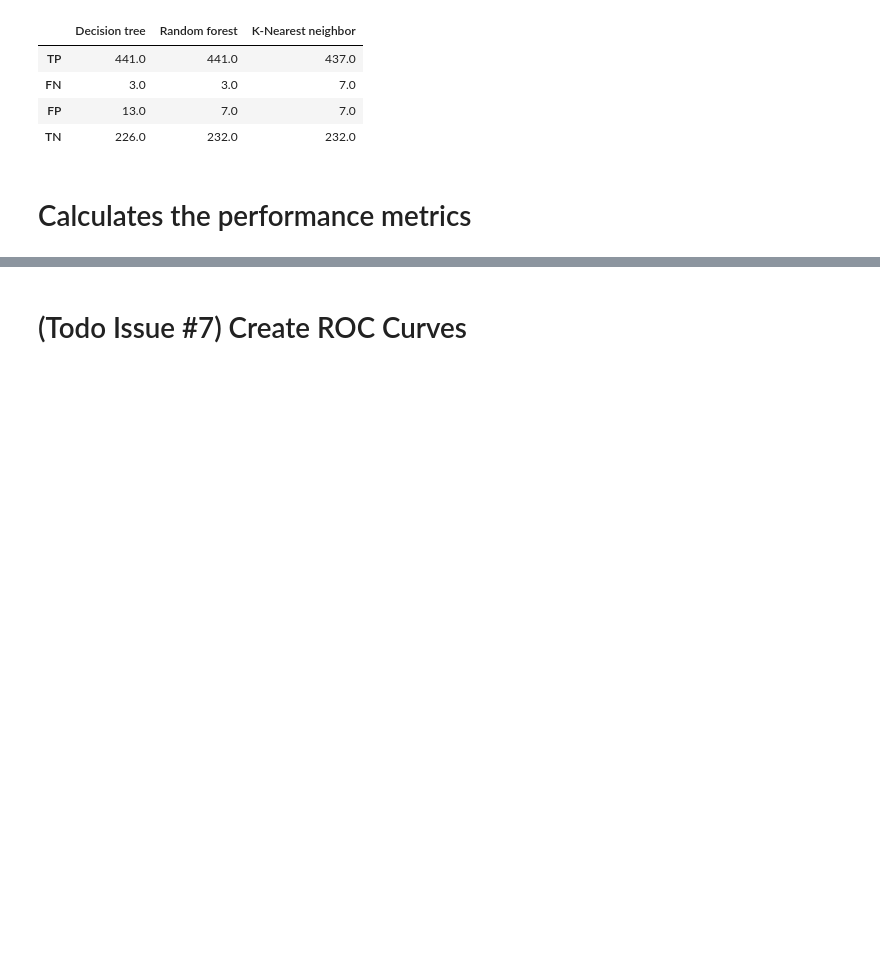
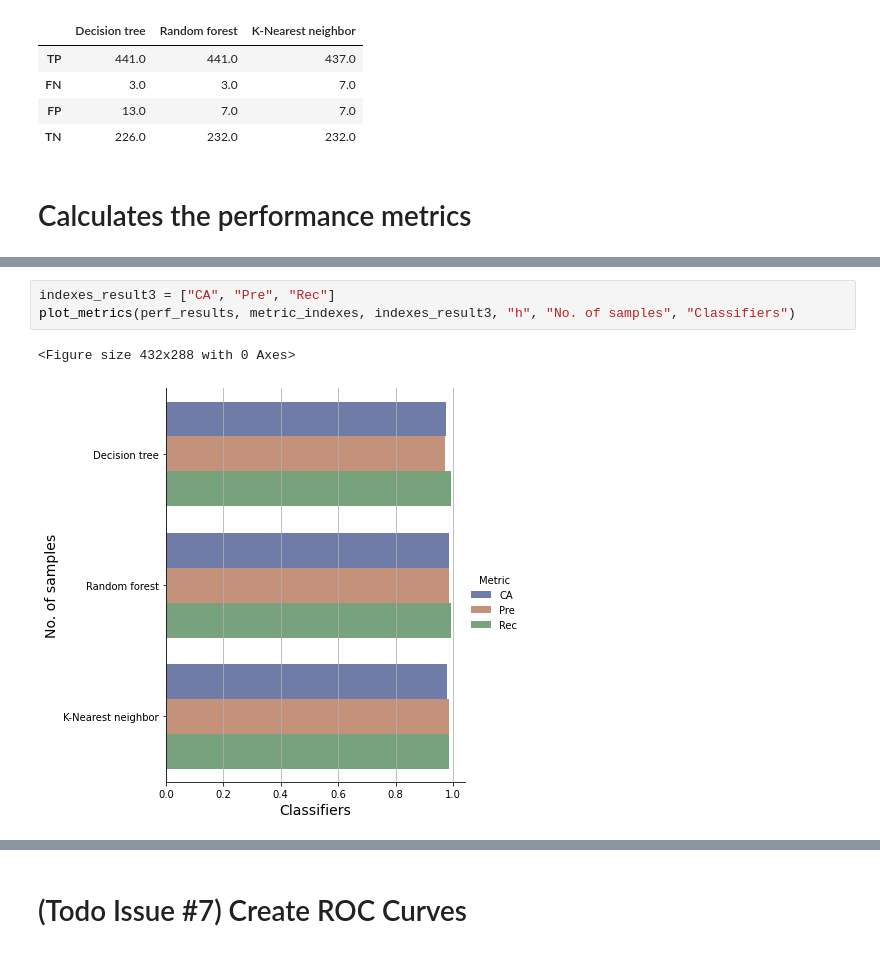
Before and after one commit to cleversonahum/breast_cancer_diagnosis, a Jupyter notebook: notebook/dt_classifier_breast_cancer.ipynb, the cells around one changed output, grey strips where cells are left out. Drawn from its saved outputs; the diff is of its cells as text; blank space fills up the shorter version.

```diff
--- a/notebook/dt_classifier_breast_cancer.ipynb
+++ b/notebook/dt_classifier_breast_cancer.ipynb
@@ -322,0 +339,6 @@ array([[0.97657394, 0.97136564, 0.94560669, 0.99324324, 0.05439331,
+# %%
+indexes_result3 = ["CA", "Pre", "Rec"]
+plot_metrics(perf_results, metric_indexes, indexes_result3, "h", "No. of samples", "Classifiers")
+# %% [output]
+<Figure size 432x288 with 0 Axes>
+[figure, added]
```
Also changed, not shown: parts of 10 cells of this notebook.
